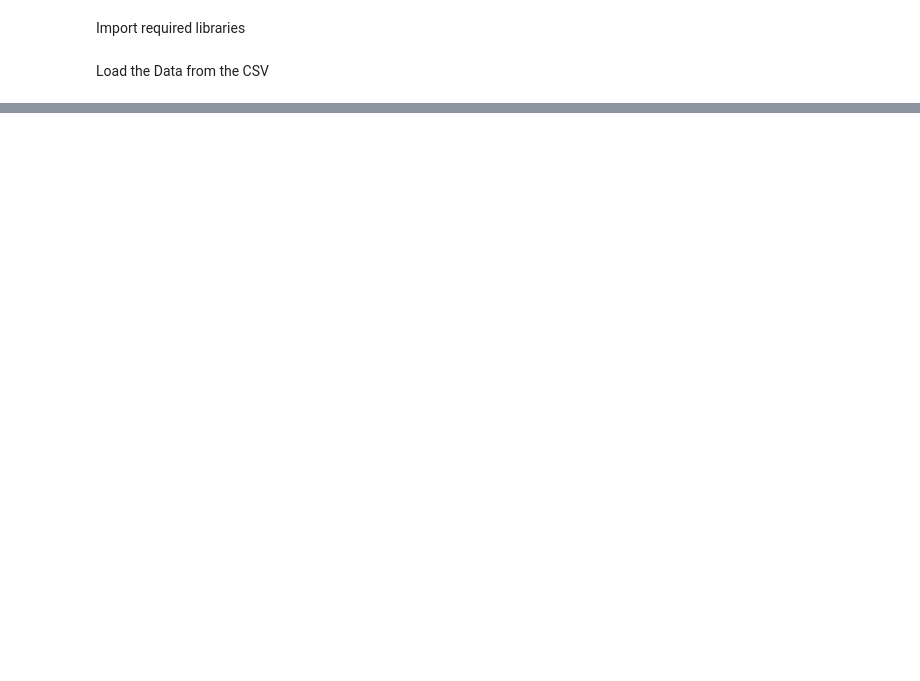
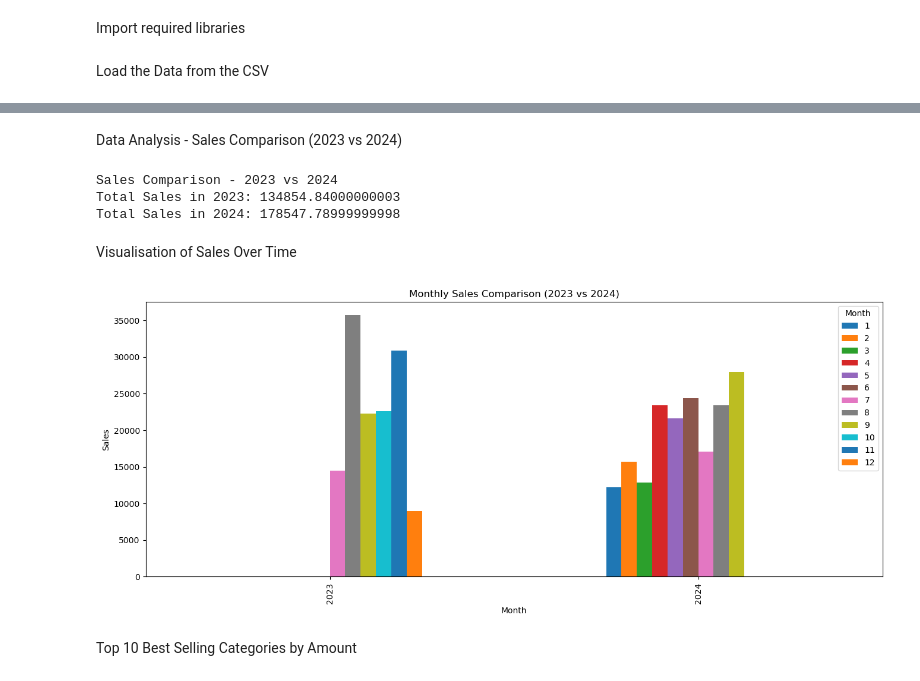
Before and after one commit to wasimranacse/Sales-Analysis-Machine-Learning-Predictions-Using-Python, a Jupyter notebook: SalesAnalysis - MachineLearning.ipyeb.ipynb, the cells around one changed output, grey strips where cells are left out. Drawn from its saved outputs; the diff is of its cells as text; code cells hidden in the pictures; blank space fills up the shorter version.

```diff
--- a/SalesAnalysis - MachineLearning.ipyeb.ipynb
+++ b/SalesAnalysis - MachineLearning.ipyeb.ipynb
@@ -13,7 +12,8 @@ from sklearn.metrics import mean_squared_error
 # %% [markdown]
 Load the Data from the CSV
 # %%
-filePath = 'C:/Users/wasim/OneDrive/Desktop/MySQL/Data Analysis/AceOrders2324.csv'
-OrderData = pd.read_csv(filePath)
-print(OrderData.head())
+# filePath = 'C:/Users/wasim/OneDrive/Desktop/MySQL/Data Analysis/AceOrders2324.csv'
+# filePath = 'C:/Users/wasim/Downloads/orders-2024-10-09-12-09-21.csv'
+OrderData = pd.read_csv('C:/Users/wasim/OneDrive/Desktop/MySQL/Data Analysis/Orders2324.csv')
+OrderData.head()
 # %% [output]
@@ -36,0 +29,9 @@ print(OrderData.head())
+# %%
+# Checking for missing values
+print(OrderData.isnull().sum())
+
+# Dropping rows with missing Order Total amounts
+OrderData = OrderData.dropna(subset=['Order Total Amount'])
+
+# Converting 'Order Date' to datetime format
+OrderData['Order Date'] = pd.to_datetime(OrderData['Order Date'])
@@ -36,0 +56,35 @@ print(OrderData.head())
+# %% [markdown]
+Data Analysis - Sales Comparison (2023 vs 2024)
+# %%
+# Extract year, month, and week from the 'Order Date'
+OrderData['Year'] = OrderData['Order Date'].dt.year
+OrderData['Month'] = OrderData['Order Date'].dt.month
+OrderData['Week'] = OrderData['Order Date'].dt.isocalendar().week
+
+# Sales comparison between 2023 and 2024
+sales_2023 = OrderData[OrderData['Year'] == 2023]['Order Total Amount'].sum()
+sales_2024 = OrderData[OrderData['Year'] == 2024]['Order Total Amount'].sum()
+
+print('Sales Comparison - 2023 vs 2024')
+print(f"Total Sales in 2023: {sales_2023}")
+print(f"Total Sales in 2024: {sales_2024}")
+# %% [output]
+Sales Comparison - 2023 vs 2024
+Total Sales in 2023: 134854.84000000003
+Total Sales in 2024: 178547.78999999998
+# %% [markdown]
+Visualisation of Sales Over Time
+# %%
+# Grouping data by year and month
+monthly_sales = OrderData.groupby(['Year', 'Month'])['Order Total Amount'].sum().unstack()
+
+# Plotting sales by year and month
+monthly_sales.plot(kind='bar', figsize=(16,6))
+plt.title('Monthly Sales Comparison (2023 vs 2024)')
+plt.xlabel('Month')
+plt.ylabel('Sales')
+plt.show()
+# %% [output]
+[figure, added]
+# %% [markdown]
+Top 10 Best Selling Categories by Amount
```
Also changed, not shown: parts of 13 cells of this notebook, 1 other file.
